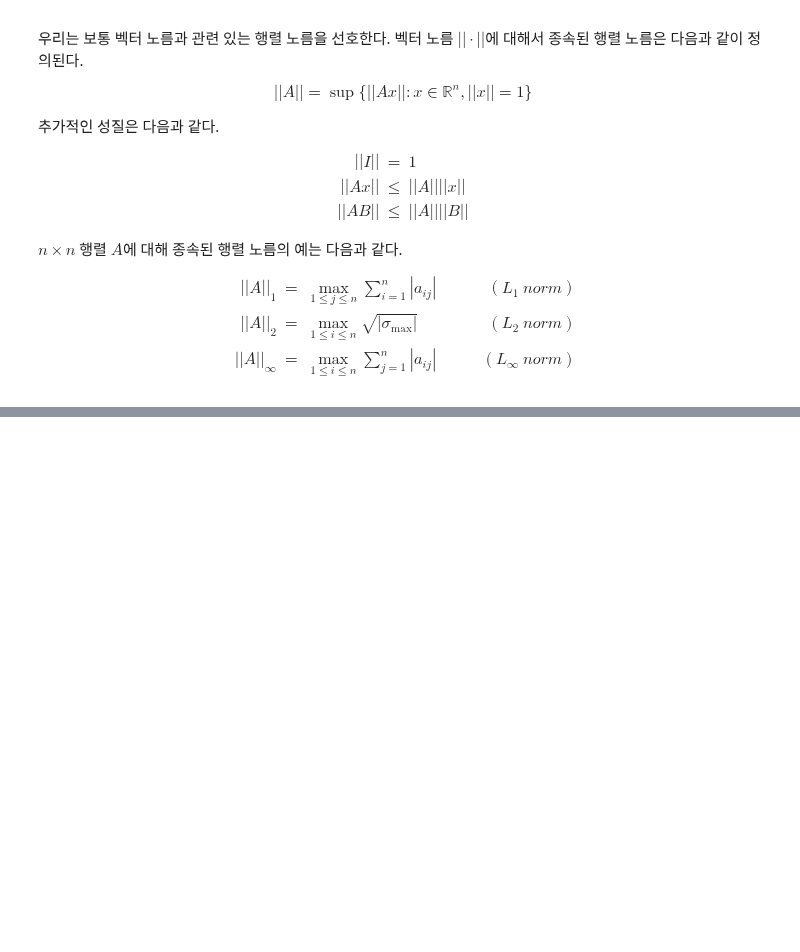
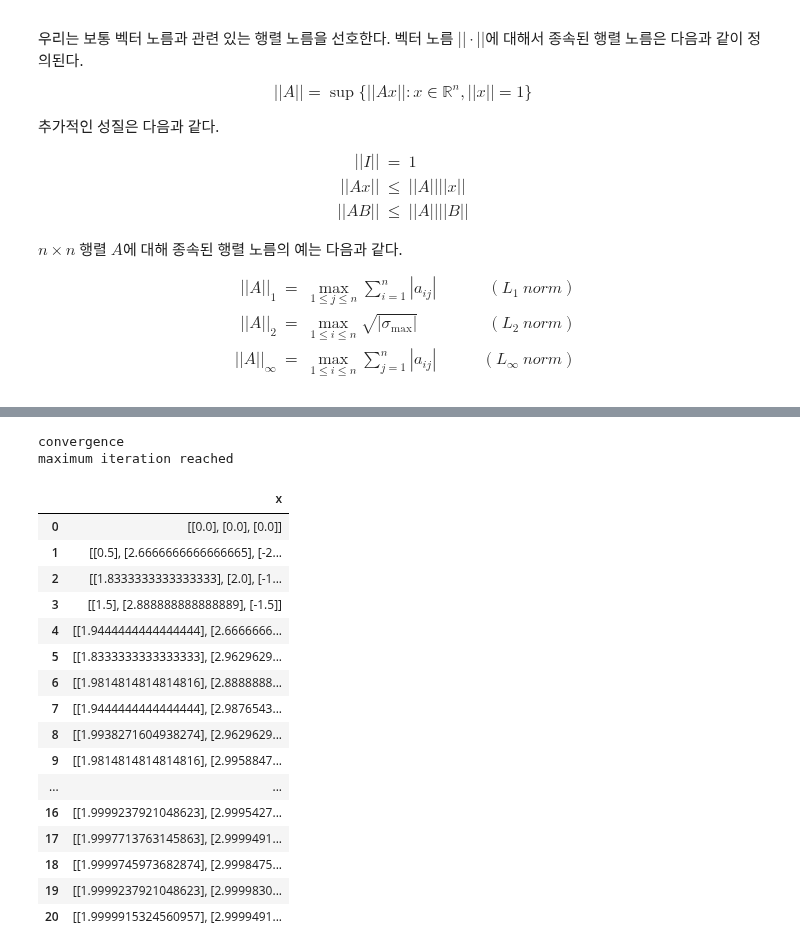
Before and after one commit to tirals88/Numerical-Mathematics-and-Computing, a Jupyter notebook: Chap8_More on Linear Systems.ipynb, the cells around one changed output, grey strips where cells are left out. Drawn from its saved outputs; the diff is of its cells as text; code cells hidden in the pictures; blank space fills up the shorter version.

```diff
--- a/Chap8_More on Linear Systems.ipynb
+++ b/Chap8_More on Linear Systems.ipynb
@@ -883,0 +910,47 @@ $$\frac{||\delta x||}{||x||} \leq \kappa(A) \frac{||\delta b||}{||b||}$$
+# %%
+def iteration(A, Q, b, x0, kmax):
+  err = 1e-4
+  x = x0.reshape(-1, 1).astype('float32')
+  b = b.reshape(-1, 1).astype('float32')
+  [tempaL, tempaU] = Doolittle(Q)
+  iter_log = [[x]]
+
+
+  for i in range(kmax):
+    y = x.copy()
+    c = np.dot((Q - A), x) + b
+    tempaz = Lower_tri(tempaL, c)
+    x = Upper_tri(tempaU, tempaz)
+    iter_log.append([x])
+    if np.max(np.abs(x-y)) < err:
+      print("convergence")
+      break
+  print("maximum iteration reached")
+  iter_log = pd.DataFrame(iter_log)
+  iter_log.columns = ['x']
+  return iter_log
+
+test_A = np.array([[2, -1, 0], [-1, 3, -1], [0, -1, 2]]).astype('float32')
+test_Q = np.array([[2, 0, 0], [0, 3, 0], [0, 0, 2]])
+test_b = np.array([1, 8, -5]).astype('float32')
+iteration(test_A, test_Q, test_b, np.zeros(3), 30)
+# %% [output]
+convergence
+maximum iteration reached
+|  | x |
+| 0 | [[0.0], [0.0], [0.0]] |
+| 1 | [[0.5], [2.6666666666666665], [-2... |
+| 2 | [[1.8333333333333333], [2.0], [-1... |
+| 3 | [[1.5], [2.888888888888889], [-1.5]] |
+| 4 | [[1.9444444444444444], [2.6666666... |
+| 5 | [[1.8333333333333333], [2.9629629... |
+| 6 | [[1.9814814814814816], [2.8888888... |
+| 7 | [[1.9444444444444444], [2.9876543... |
+| 8 | [[1.9938271604938274], [2.9629629... |
+| 9 | [[1.9814814814814816], [2.9958847... |
+| ... | ... |
+| 16 | [[1.9999237921048623], [2.9995427... |
+| 17 | [[1.9997713763145863], [2.9999491... |
+| 18 | [[1.9999745973682874], [2.9998475... |
+| 19 | [[1.9999237921048623], [2.9999830... |
+| 20 | [[1.9999915324560957], [2.9999491... |
```
Also changed, not shown: parts of 3 cells of this notebook.
